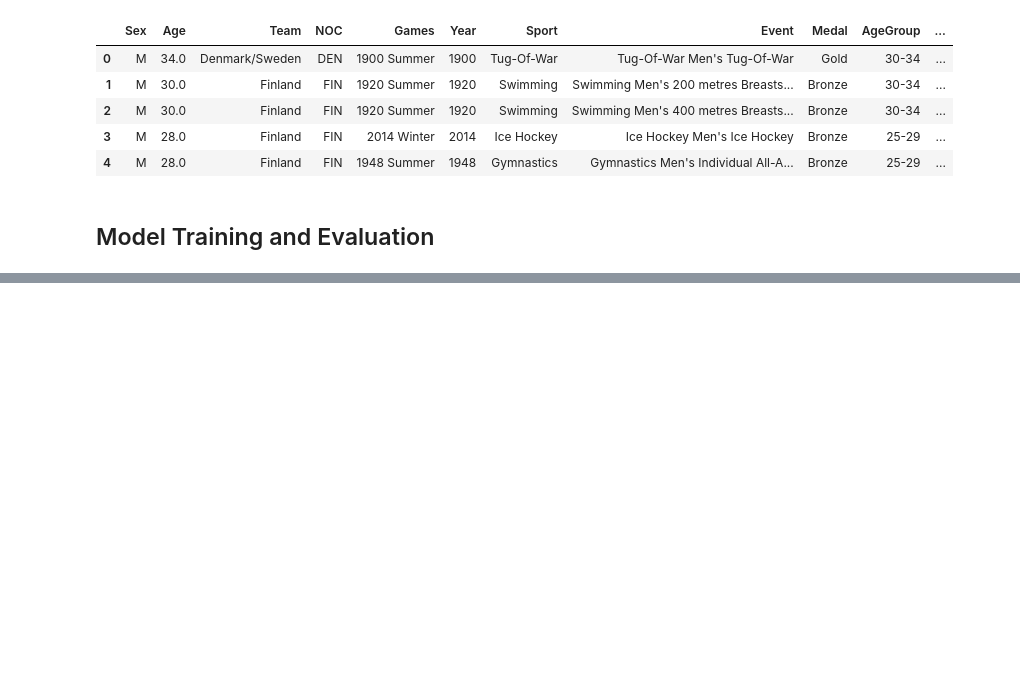
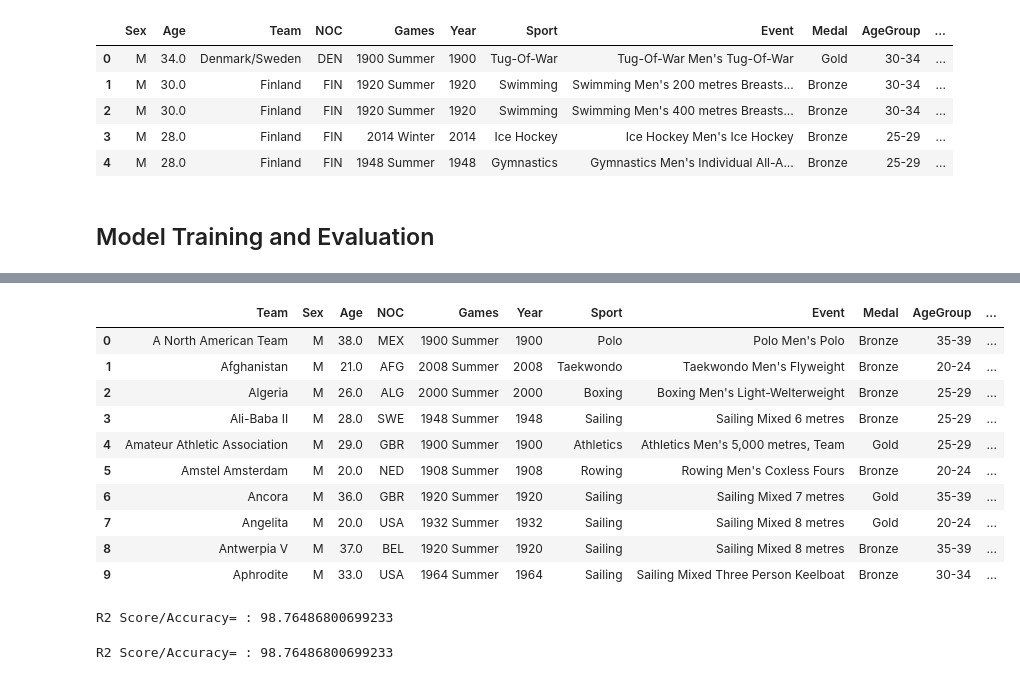
Before and after one commit to DSTeam-10/Olympics_Data_Analysis, a Jupyter notebook: OlympicSponsorshipPrediction.ipynb, the cells around one changed output, grey strips where cells are left out. Drawn from its saved outputs; the diff is of its cells as text; code cells hidden in the pictures; blank space fills up the shorter version.

```diff
--- a/OlympicSponsorshipPrediction.ipynb
+++ b/OlympicSponsorshipPrediction.ipynb
@@ -336,0 +336,3 @@ df_athlete.to_csv('output.csv', index=False)
+# %%
+df_athlete = df_athlete.groupby('Team').first().reset_index()
+df_athlete.head()
@@ -336,0 +346,49 @@ df_athlete.to_csv('output.csv', index=False)
+# %%
+# df_athlete.to_csv('output.csv', index=False)
+df_athlete=df_athlete.drop(["Sponsorship"], axis=1)
+df_athlete.head(10)
+# %% [output]
+|  | Team | Sex | Age | NOC | Games | Year | Sport | Event | Medal | AgeGroup | ... |
+| 0 | A North American Team | M | 38.0 | MEX | 1900 Summer | 1900 | Polo | Polo Men's Polo | Bronze | 35-39 | ... |
+| 1 | Afghanistan | M | 21.0 | AFG | 2008 Summer | 2008 | Taekwondo | Taekwondo Men's Flyweight | Bronze | 20-24 | ... |
+| 2 | Algeria | M | 26.0 | ALG | 2000 Summer | 2000 | Boxing | Boxing Men's Light-Welterweight | Bronze | 25-29 | ... |
+| 3 | Ali-Baba II | M | 28.0 | SWE | 1948 Summer | 1948 | Sailing | Sailing Mixed 6 metres | Bronze | 25-29 | ... |
+| 4 | Amateur Athletic Association | M | 29.0 | GBR | 1900 Summer | 1900 | Athletics | Athletics Men's 5,000 metres, Team | Gold | 25-29 | ... |
+| 5 | Amstel Amsterdam | M | 20.0 | NED | 1908 Summer | 1908 | Rowing | Rowing Men's Coxless Fours | Bronze | 20-24 | ... |
+| 6 | Ancora | M | 36.0 | GBR | 1920 Summer | 1920 | Sailing | Sailing Mixed 7 metres | Gold | 35-39 | ... |
+| 7 | Angelita | M | 20.0 | USA | 1932 Summer | 1932 | Sailing | Sailing Mixed 8 metres | Gold | 20-24 | ... |
+| 8 | Antwerpia V | M | 37.0 | BEL | 1920 Summer | 1920 | Sailing | Sailing Mixed 8 metres | Bronze | 35-39 | ... |
+| 9 | Aphrodite | M | 33.0 | USA | 1964 Summer | 1964 | Sailing | Sailing Mixed Three Person Keelboat | Bronze | 30-34 | ... |
+# %%
+# Normalize the 'Total_Medal_Value' column between 0 and 1
+df_athlete['Sponsorship'] = df_athlete['Total_Historical_Medals'] / df_athlete['Total_Historical_Medals'].max()
+df_athlete['Sponsorship'] = df_athlete['Sponsorship'].clip(0, 1)
+X = df_athlete[["Total_Medal_Value"]]
+y = df_athlete["Sponsorship"]
+
+from sklearn.model_selection import train_test_split
+from sklearn.linear_model import LinearRegression
+from sklearn.metrics import mean_squared_error, r2_score
+import matplotlib.pyplot as plt
+
+# Split the data into training and testing sets
+X_train, X_test, y_train, y_test = train_test_split(X, y, train_size=0.7, random_state=100)
+# X = df_athlete.drop(['Total_Medal_Value'], axis=1)
+# y = df_athlete['Total_Medal_Value']
+# df_athlete['Total_Medal_Value'].isnull().any()
+
+models = {}
+# Create linear regression object
+regressor = LinearRegression()
+
+# Train the model using the training sets
+regressor.fit(X_train, y_train)
+
+# Make predictions using the testing set
+y_pred = regressor.predict(X_test)
+
+score = r2_score(y_test,y_pred) *100
+print(f'R2 Score/Accuracy= : {score}')
+models["linear_regression"]=score
+# %% [output]
+R2 Score/Accuracy= : 98.76486800699233
@@ -336,0 +403,16 @@ df_athlete.to_csv('output.csv', index=False)
+# %%
+models = {}
+# Create linear regression object
+regressor = LinearRegression()
+
+# Train the model using the training sets
+regressor.fit(X_train, y_train)
+
+# Make predictions using the testing set
+y_pred = regressor.predict(X_test)
+
+score = r2_score(y_test,y_pred) *100
+print(f'R2 Score/Accuracy= : {score}')
+models["linear_regression"]=score
+# %% [output]
+R2 Score/Accuracy= : 98.76486800699233
```
Also changed, not shown: parts of 13 cells of this notebook, 2 other files.
